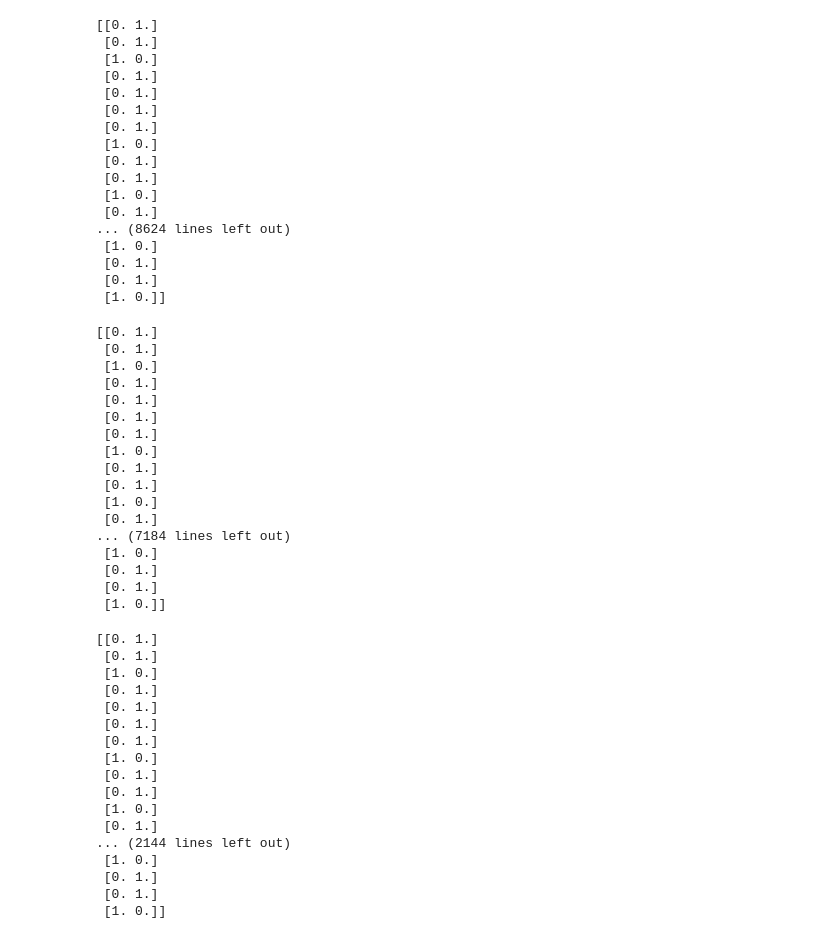
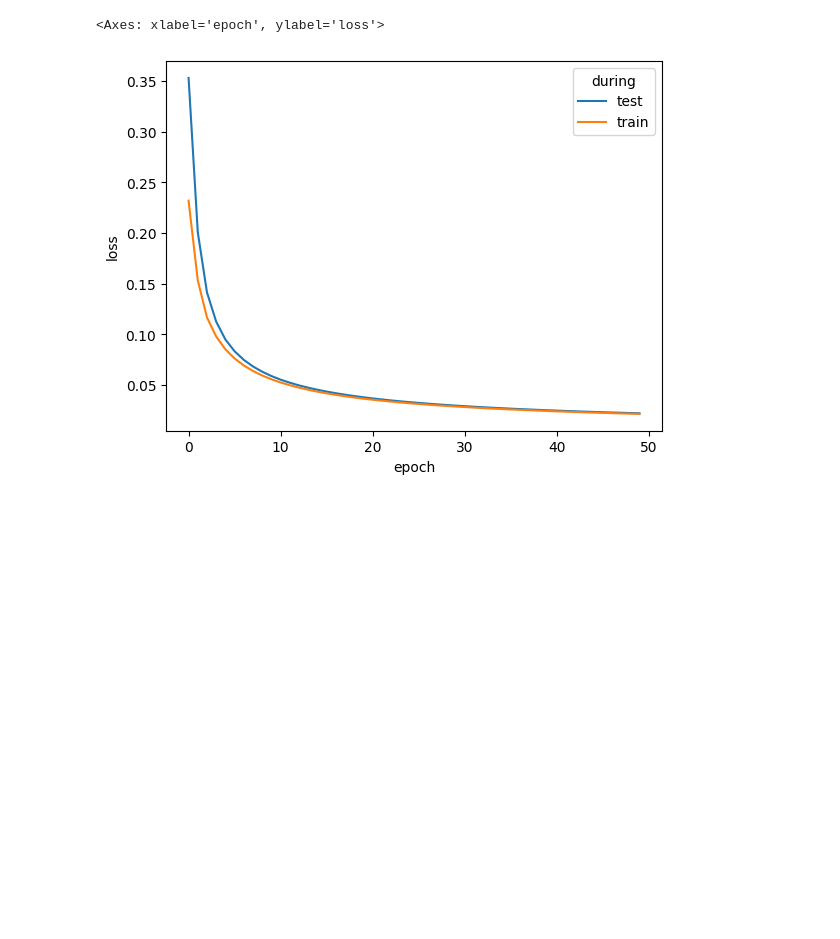
Before and after one commit to dataymeric/NeuralNetworksDIY, a Jupyter notebook: notebooks/usps.ipynb, the cells around one changed output. Drawn from its saved outputs; the diff is of its cells as text; code cells hidden in the pictures; blank space fills up the shorter version.

```diff
--- a/notebooks/usps.ipynb
+++ b/notebooks/usps.ipynb
@@ -66,55 +39,16 @@ print(optimizer.score(X, y))
 # %%
-loss_df = optimizer.SGD_eval(X, y_oh, batch_size, 50, test_size=0.3, return_dataframe=True)
-# sns.lineplot(loss_df, x='epoch', y='loss')
+optimizer = Optim(net.reset(), CrossEntropyLoss(), eps=1e-2)
+loss_df = optimizer.SGD_eval(
+    X, y_oh, batch_size, 50, test_size=8, return_dataframe=True
+)
+loss_long_df = pd.melt(
+    loss_df,
+    id_vars="epoch",
+    value_vars=["loss_test", "loss_train"],
+    value_name="loss",
+    var_name="during",
+).replace({"loss_test": "test", "loss_train": "train"})
+sns.lineplot(loss_long_df, x="epoch", y="loss", hue="during")
 # %% [output]
-[[0. 1.]
- [0. 1.]
- [1. 0.]
- [0. 1.]
- [0. 1.]
- [0. 1.]
- [0. 1.]
- [1. 0.]
- [0. 1.]
- [0. 1.]
- [1. 0.]
- [0. 1.]
-... (8624 lines left out)
- [1. 0.]
- [0. 1.]
- [0. 1.]
- [1. 0.]]
+<Axes: xlabel='epoch', ylabel='loss'>
-[[0. 1.]
- [0. 1.]
- [1. 0.]
- [0. 1.]
- [0. 1.]
- [0. 1.]
- [0. 1.]
- [1. 0.]
- [0. 1.]
- [0. 1.]
- [1. 0.]
- [0. 1.]
-... (7184 lines left out)
- [1. 0.]
- [0. 1.]
- [0. 1.]
- [1. 0.]]
-[[0. 1.]
- [0. 1.]
- [1. 0.]
- [0. 1.]
- [0. 1.]
- [0. 1.]
- [0. 1.]
- [1. 0.]
- [0. 1.]
- [0. 1.]
- [1. 0.]
- [0. 1.]
-... (2144 lines left out)
- [1. 0.]
- [0. 1.]
- [0. 1.]
- [1. 0.]]
+[figure, added]
```
Also changed, not shown: parts of 7 cells of this notebook.
